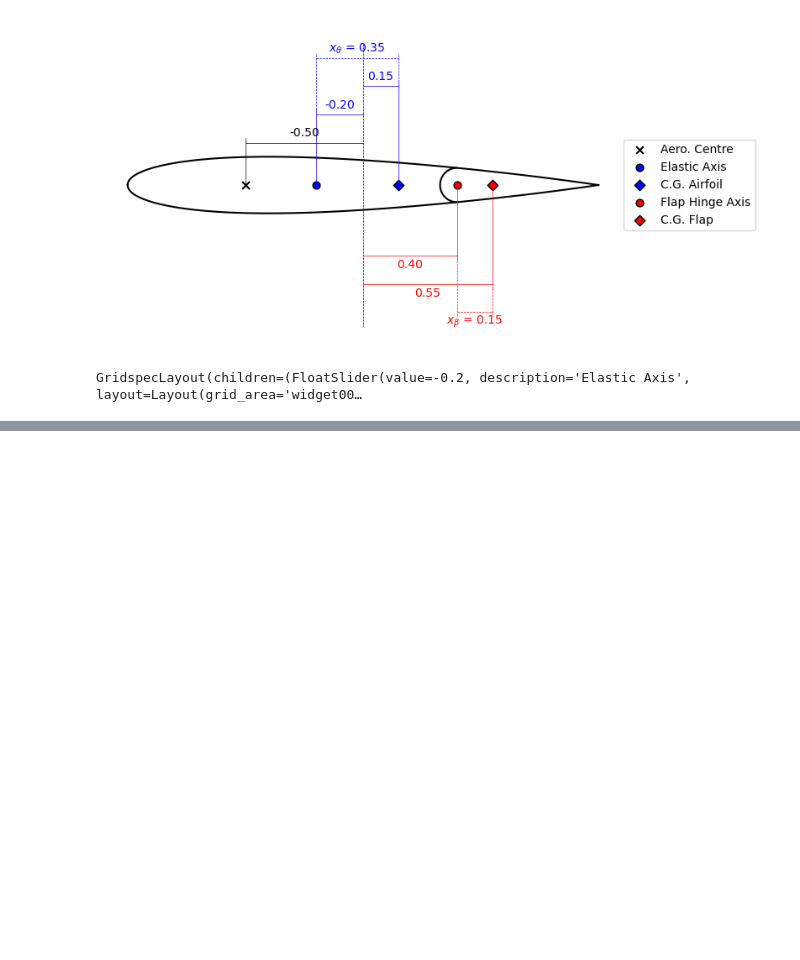
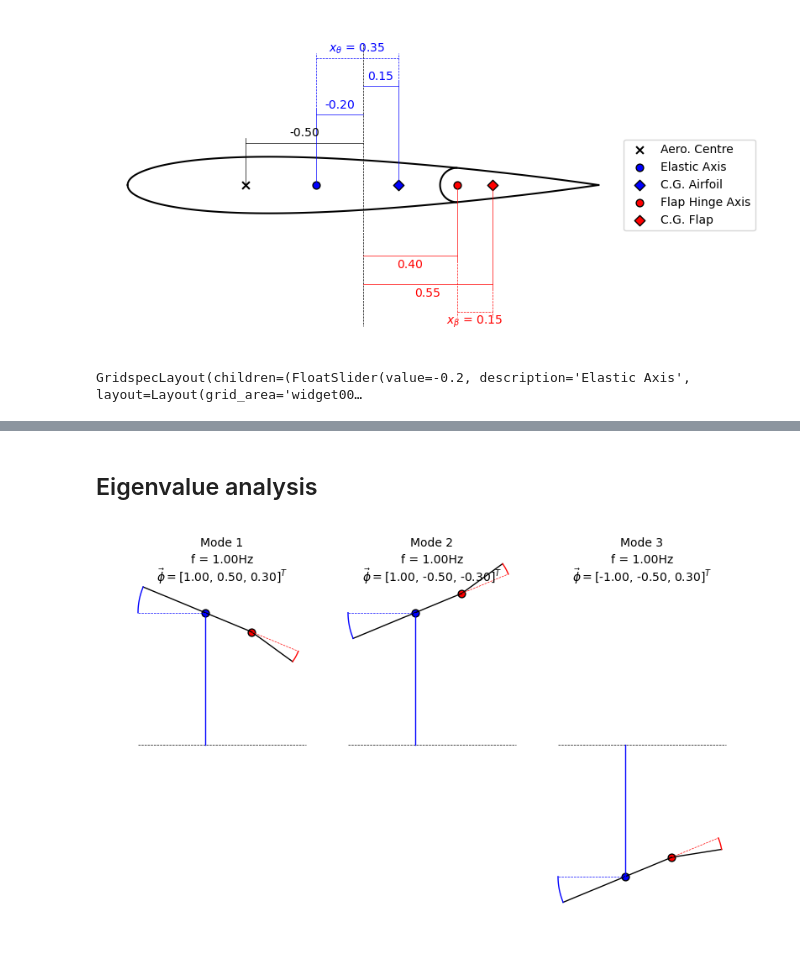
Before and after one commit to panosgeorgopou/trial_typicalSection, a Jupyter notebook: typicalSectionAeroelasticity.ipynb, the cells around one changed output, grey strips where cells are left out. Drawn from its saved outputs; the diff is of its cells as text; code cells hidden in the pictures; blank space fills up the shorter version.

```diff
--- a/typicalSectionAeroelasticity.ipynb
+++ b/typicalSectionAeroelasticity.ipynb
@@ -320,30 +322,30 @@ def update_strMatrices(change = None):
 # %%
 # Define additional sliders. Remember, the typical section parameters defined above also affect the matrices!
-slider_b = wgt.FloatSlider(value = 1, min = 0, max = 5, step = 0.1,
+slider_b = wgt.FloatSlider(value = 1.00, min = 0, max = 5, step = 0.1,
                            style = {'description_width': descrWidth}, layout = wgt.Layout(width = sliderWidth),
                            description = 'Half-Chord') # half-chord length - [m]
 
-slider_Kh = wgt.FloatSlider(value = 1, min = 0, max = 5, step = 0.1,
+slider_Kh = wgt.FloatSlider(value = 1.20, min = 0, max = 5, step = 0.1,
                             style = {'description_width': descrWidth}, layout = wgt.Layout(width = sliderWidth),
                             description = 'Stiff. Heave') # translational spring stiffness (heave) - [N/m]
-slider_Kth = wgt.FloatSlider(value = 1, min = 0, max = 5, step = 0.1,
+slider_Kth = wgt.FloatSlider(value = 2.30, min = 0, max = 5, step = 0.1,
                              style = {'description_width': descrWidth}, layout = wgt.Layout(width = sliderWidth),
                              description = 'Stiff. Pitch') # rotational spring stiffness (pitch) - [Nm/rad]
-slider_Kb = wgt.FloatSlider(value = 1, min = 0, max = 5, step = 0.1,
+slider_Kb = wgt.FloatSlider(value = 5.00, min = 0, max = 5, step = 0.1,
                             style = {'description_width': descrWidth}, layout = wgt.Layout(width = sliderWidth),
                             description = 'Stiff. Flap Def.') # rotational spring stiffness (flap deflection) - [Nm/rad]
 
-slider_ma = wgt.FloatSlider(value = 1, min = 0, max = 5, step = 0.1,
+slider_ma = wgt.FloatSlider(value = 2.80, min = 0, max = 5, step = 0.1,
                             style = {'description_width': descrWidth}, layout = wgt.Layout(width = sliderWidth),
                             description = 'Mass Airfoil') # airfoil mass - [kg]
-slider_mf = wgt.FloatSlider(value = 1, min = 0, max = 5, step = 0.1,
+slider_mf = wgt.FloatSlider(value = 2.90, min = 0, max = 5, step = 0.1,
                             style = {'description_width': descrWidth}, layout = wgt.Layout(width = sliderWidth),
                             description = 'Mass Flap') # flap mass - [kg]
 
-slider_Iaf = wgt.FloatSlider(value = 1, min = 0, max = 5, step = 0.1,
+slider_Iaf = wgt.FloatSlider(value = 2.50, min = 0, max = 5, step = 0.1,
                              style = {'description_width': descrWidth}, layout = wgt.Layout(width = sliderWidth),
                              description = 'Inertia Airfoil + Flap') # moment of inertia (airfoil + flap) wrt airfoil CG - [kgm^2]
-slider_If = wgt.FloatSlider(value = 1, min = 0, max = 5, step = 0.1,
+slider_If = wgt.FloatSlider(value = 1.00, min = 0, max = 5, step = 0.1,
                             style = {'description_width': descrWidth}, layout = wgt.Layout(width = sliderWidth),
                             description = 'Inertia Flap') # moment of inertia (flap) wrt flap CG - [kgm^2]
 
@@ -378,0 +381,18 @@ Output(outputs=({'output_type': 'display_data', 'data': {'text/plain': '<IPython
+# %% [markdown]
+## Eigenvalue analysis
+# %%
+# Generate the plot
+plt.ioff()
+fig2, ax2 = plt.subplots(figsize = (8, 5));
+ax2.axis("equal"); ax2.axis("off");
+
+# Horizontal axis
+fig2_dist = 0.25
+ax2.plot(np.array([0, 1]), np.array([0, 0]), color = 'black', linewidth = 0.5, linestyle = '--'); # mode 1
+ax2.plot(1 + fig2_dist + np.array([0, 1]), np.array([0, 0]), color = 'black', linewidth = 0.5, linestyle = '--'); # mode 2
+ax2.plot(2*(1 + fig2_dist) + np.array([0, 1]), np.array([0, 0]), color = 'black', linewidth = 0.5, linestyle = '--'); # mode 3
+
+# Headers
+ax2.text(0.5, 1.2, "Mode 1", ha = 'center', va = 'center', color = 'black');
+ax2.text(1 + fig2_dist + 0.5, 1.2, "Mode 2", ha = 'center', va = 'center', color = 'black');
+ax2.text(2*(1 + fig2_dist) + 0.5, 1.2, "Mode 3", ha = 'center', va = 'center', color = 'black');
@@ -378,0 +619,10 @@ Output(outputs=({'output_type': 'display_data', 'data': {'text/plain': '<IPython
+# %%
+# Start by plotting graph
+fig2.tight_layout();
+plt.show()
+
+# Link sliders with update function
+for s in listSliders:
+    s.observe(updateModeGraph, names = 'value')
+# %% [output]
+[figure, added]
```
Also changed, not shown: parts of 13 cells of this notebook.
